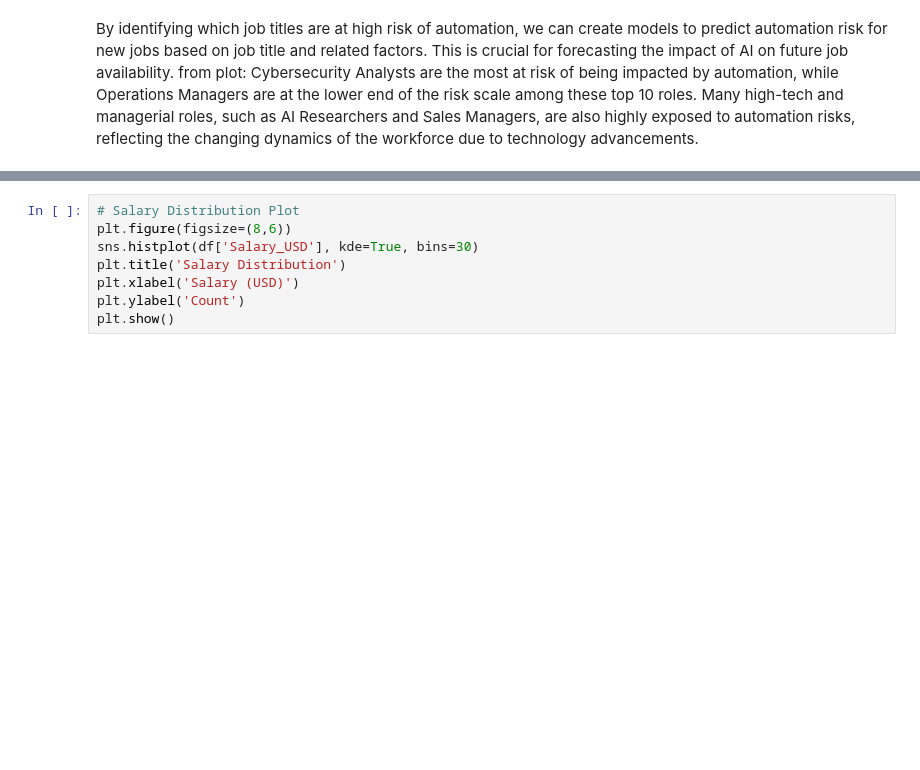
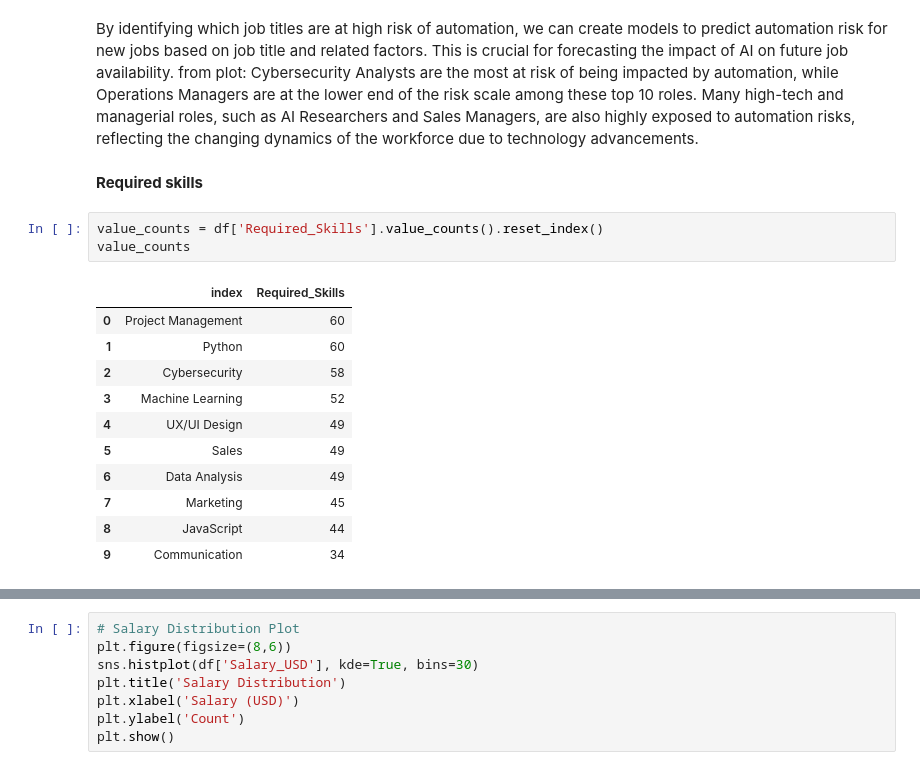
Before and after one commit to samukelisiewenkosi/workplace, a Jupyter notebook: QCTO---Workplace-Module-Notebook.ipynb, the cells around one changed output, grey strips where cells are left out. Saved outputs shown, nothing was run; the diff lists cells and outputs as text; blank space fills up the shorter version.

```diff
--- a/QCTO---Workplace-Module-Notebook.ipynb
+++ b/QCTO---Workplace-Module-Notebook.ipynb
@@ -292,3 +446,20 @@ By identifying which job titles are at high risk of automation, we can create mo
 from plot:
 Cybersecurity Analysts are the most at risk of being impacted by automation, while Operations Managers are at the lower end of the risk scale among these top 10 roles.
 Many high-tech and managerial roles, such as AI Researchers and Sales Managers, are also highly exposed to automation risks, reflecting the changing dynamics of the workforce due to technology advancements.
+# %% [markdown]
+**Required skills**
+# %%
+value_counts = df['Required_Skills'].value_counts().reset_index()
+value_counts
+# %% [output]
+|  | index | Required_Skills |
+| 0 | Project Management | 60 |
+| 1 | Python | 60 |
+| 2 | Cybersecurity | 58 |
+| 3 | Machine Learning | 52 |
+| 4 | UX/UI Design | 49 |
+| 5 | Sales | 49 |
+| 6 | Data Analysis | 49 |
+| 7 | Marketing | 45 |
+| 8 | JavaScript | 44 |
+| 9 | Communication | 34 |
```
Also changed, not shown: parts of 36 cells of this notebook.
